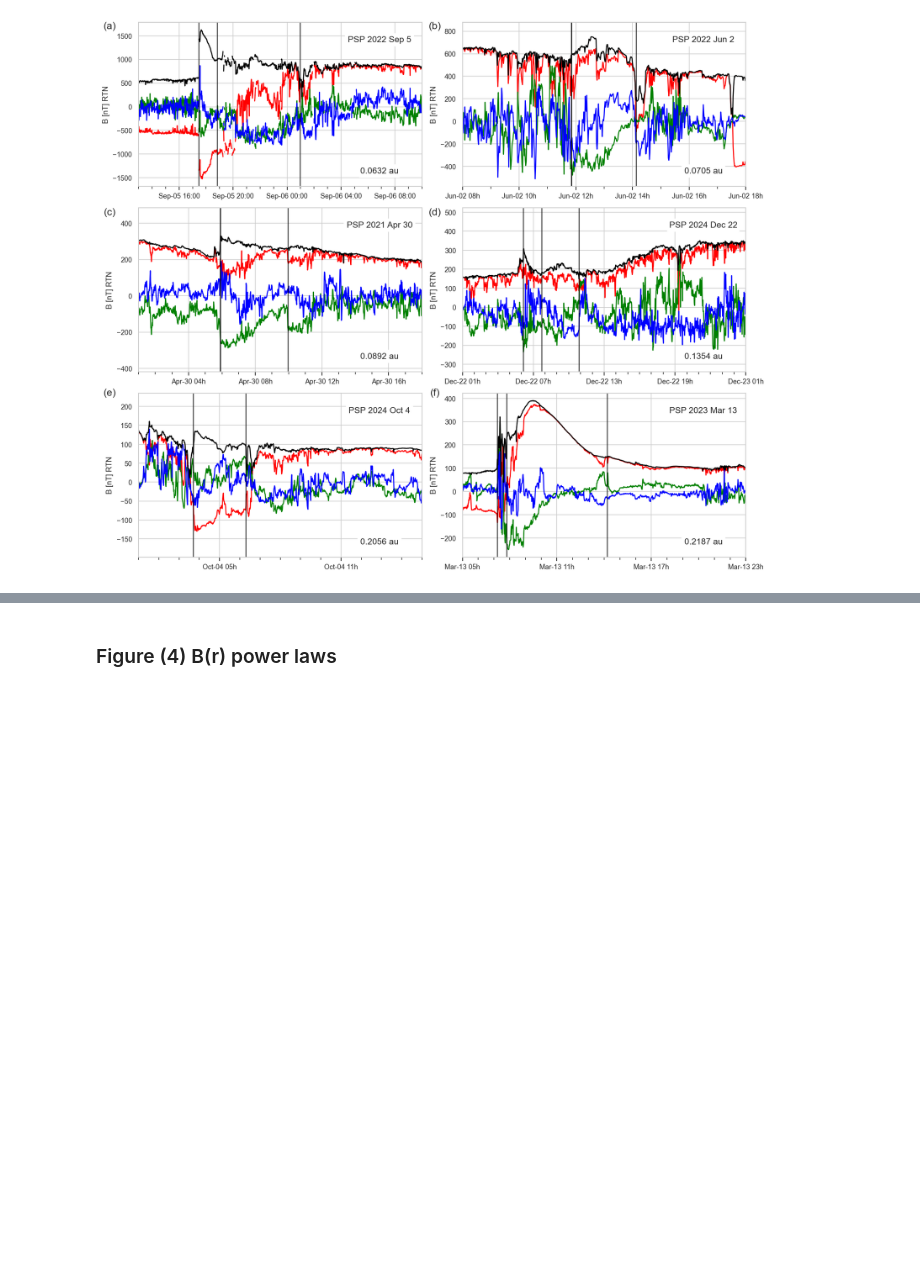
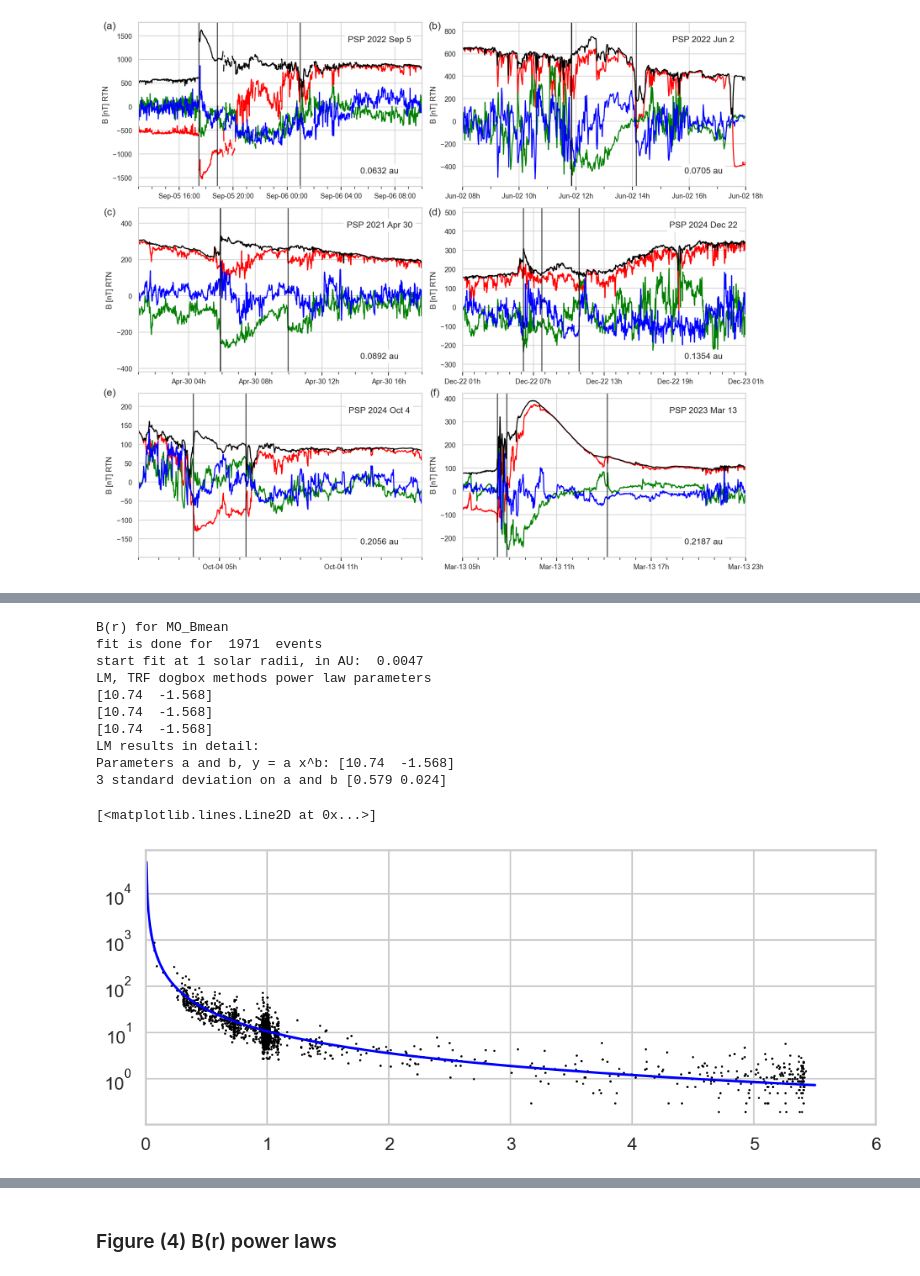
Before and after one commit to cmoestl/icmecat_paper_2025, a Jupyter notebook: moestl_icmecat_results.ipynb, the cells around one changed output, grey strips where cells are left out. Drawn from its saved outputs; the diff is of its cells as text; code cells hidden in the pictures; blank space fills up the shorter version.

```diff
--- a/moestl_icmecat_results.ipynb
+++ b/moestl_icmecat_results.ipynb
@@ -942,0 +734,77 @@ Parameters a and b, y = a x^b: [ 4.46 -1.61]
+# %%
+print('B(r) for MO_Bmean')
+
+r=ic.mo_sc_heliodistance
+b=ic.mo_bmean
+
+#remove events where one or both are nan
+rem=np.where(np.logical_or(np.isnan(r), np.isnan(b)))[0]
+r=r.drop(rem)
+b=b.drop(rem)
+
+#remove ulysses because high latitude
+#r=r.drop(iuly)
+#b=b.drop(iuly)
+
+#select distance range
+ind1au=np.where(np.logical_and(ic.mo_sc_heliodistance < 6.0,ic.mo_sc_heliodistance > 0.0))[0]
+
+rmean=r[ind1au]
+bmean=b[ind1au]
+#rmean=r
+#bmean=b
+
+print('fit is done for ',len(rmean),' events')
+
+#plt.plot(rmean[ind1au],bmean[ind1au],'ok',ms=1)
+
+#solar radius in au
+rs=1*const.R_sun/const.au
+print('start fit at 1 solar radii, in AU: ',np.round(rs,4))
+fitx=np.linspace(1*rs,5.5,num=10000)
+
+#curve fit, no initial guess, all methods arrive at similar values
+#Algorithm to perform minimization.
+#‘trf’ : Trust Region Reflective algorithm, particularly suitable for large sparse problems with bounds. Generally robust method.
+#‘dogbox’ : dogleg algorithm with rectangular trust regions, typical use case is small problems with bounds. Not recommended for problems with rank-deficient Jacobian.
+#‘lm’ : Levenberg-Marquardt algorithm as implemented in MINPACK. Doesn’t handle bounds and sparse Jacobians. Usually the most efficient method for small unconstrained problems.
+fit_lm=scipy.optimize.curve_fit(powerlaw, rmean,bmean,method='lm',full_output=True)
+fit_trf=scipy.optimize.curve_fit(powerlaw, rmean,bmean,method='trf')
+fit_dogbox=scipy.optimize.curve_fit(powerlaw, rmean,bmean,method='dogbox')
+
+print('LM, TRF dogbox methods power law parameters')
+print(np.round(fit_trf[0],3))
+print(np.round(fit_lm[0],3))
+print(np.round(fit_dogbox[0],3))
+
+# https://docs.scipy.org/doc/scipy/reference/generated/scipy.optimize.curve_fit.html
+# discussion of variance for MO Bmean
+param=fit_lm[0]
+pcov=fit_lm[1]
+perr = np.sqrt(np.diag(pcov))
+print('LM results in detail:')
+print('Parameters a and b, y = a x^b:',np.round(param,3))
+print('3 standard deviation on a and b', 3*np.round(perr,3))
+print()
+print()
+
+#------plot
+fig=plt.figure(3,figsize=(12,10),dpi=100)
+ax=plt.subplot(211)
+ax.plot(rmean,bmean,'ok', markersize=1)
+ax.set_yscale('log')
+ax.set_xlim(0,6)
+ax.plot(fitx,powerlaw(fitx,param[0],param[1]),'-b')
+# %% [output]
+B(r) for MO_Bmean
+fit is done for  1971  events
+start fit at 1 solar radii, in AU:  0.0047
+LM, TRF dogbox methods power law parameters
+[10.74  -1.568]
+[10.74  -1.568]
+[10.74  -1.568]
+LM results in detail:
+Parameters a and b, y = a x^b: [10.74  -1.568]
+3 standard deviation on a and b [0.579 0.024]
+[<matplotlib.lines.Line2D at 0x...>]
+[figure, added]
```
Also changed, not shown: parts of 13 cells of this notebook, 1 other file.
